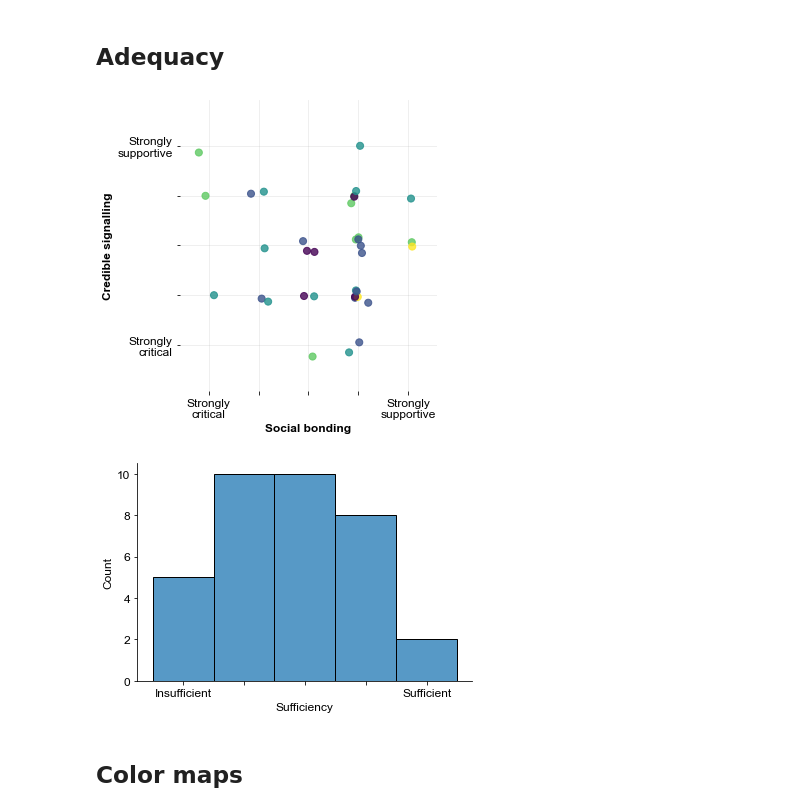
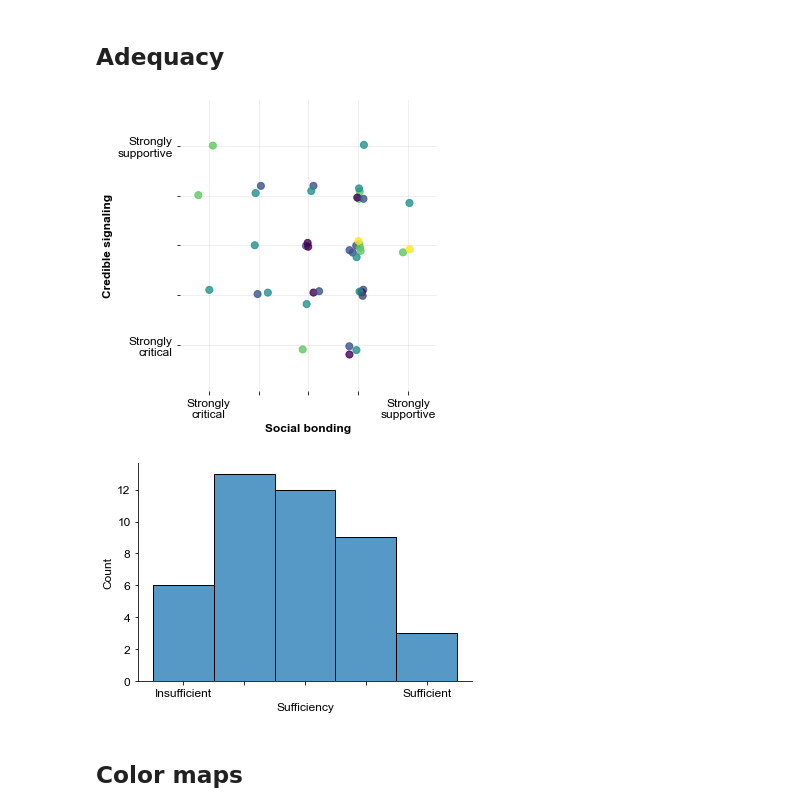
Before and after one commit to bacor/bbs-commentaries, a Jupyter notebook: Quick plot.ipynb, the cells around one changed output. Saved outputs shown, nothing was run; the diff lists cells and outputs as text; code cells hidden in the pictures.

Commit message:
update data and make text in the plot clickable

```diff
--- a/Quick plot.ipynb
+++ b/Quick plot.ipynb
@@ -4,14 +4,12 @@ import pandas as pd
 import numpy as np
 import seaborn as sns
 # %%
-fn = 'data/20211015 BBS Commentaries Poll (Responses) - Form Responses 1.csv'
-df = pd.read_csv(fn).iloc[2:, :]
-orig_columns = df.columns
-df.columns = ['timestamp', 'doi', 'social-bonding', 'credible-signalling', 'adequacy', 'email', 'remarks']
+fn = 'app/src/data/responses.csv'
+df = pd.read_csv(fn)
 
 # Center scores
 df['social-bonding'] = df['social-bonding'] - 3
-df['credible-signalling'] = df['credible-signalling'] - 3
+df['credible-signaling'] = df['credible-signaling'] - 3
 df['adequacy'] = df['adequacy'] - 3
 # %%
 plt.rcParams['font.family'] = 'Arial'
@@ -24,7 +22,7 @@ def format_axis(ax):
     labels = ['Strongly\ncritical', None, None, None, 'Strongly\nsupportive']
     plt.xticks(range(-2, 3), labels)
     plt.yticks(range(-2, 3), labels);
-    plt.ylabel('Credible signalling', fontweight='bold')
+    plt.ylabel('Credible signaling', fontweight='bold')
     # plt.gca().axis["left"].major_ticklabels.set_ha("left")
     plt.xlabel('Social bonding', fontweight='bold')
     sns.despine(left=True, bottom=True)
@@ -33,7 +31,7 @@ def format_axis(ax):
 
 plt.figure(figsize=(5, 5), tight_layout=True)
 jitter = np.random.normal(scale=.05, size=(len(df), 2))
-plt.scatter(df['social-bonding'] + jitter[:, 0], df['credible-signalling'] + jitter[:, 1],
+plt.scatter(df['social-bonding'] + jitter[:, 0], df['credible-signaling'] + jitter[:, 1],
            s=50, alpha=.7, zorder=2)
 
 ax = plt.gca()
@@ -116,16 +114,16 @@ plt.savefig('figures/count-count-plot.svg')
 # %%
 norm = Normalize(vmin=-2, vmax=2)
 plt.figure(figsize=(5, 5), tight_layout=True)
 jitter = np.random.normal(scale=.1, size=(len(df), 2))
 cmap = plt.get_cmap('viridis')
 color = cmap(norm(df['adequacy']))
-plt.scatter(df['social-bonding'] + jitter[:, 0], df['credible-signalling'] + jitter[:, 1],
+plt.scatter(df['social-bonding'] + jitter[:, 0], df['credible-signaling'] + jitter[:, 1],
            s=50, alpha=.8, zorder=2, color=color)
 
 ax = plt.gca()
 format_axis(ax)
 # %% [output]
-[figure, old version]
+[figure, new version]
 # %%
 plt.figure(figsize=(6, 4))
 sns.histplot(df['adequacy'], binrange=(-2.5, 2.5), bins=5)
@@ -135,7 +133,7 @@ sns.despine()
 plt.savefig('figures/sufficiency.pdf')
 plt.savefig('figures/sufficiency.png', dpi=150)
 # %% [output]
-[figure, old version]
+[figure, new version]
 # %% [markdown]
 ## Color maps
 # %%
```
Also changed, not shown: parts of 4 cells of this notebook, 14 other files.
